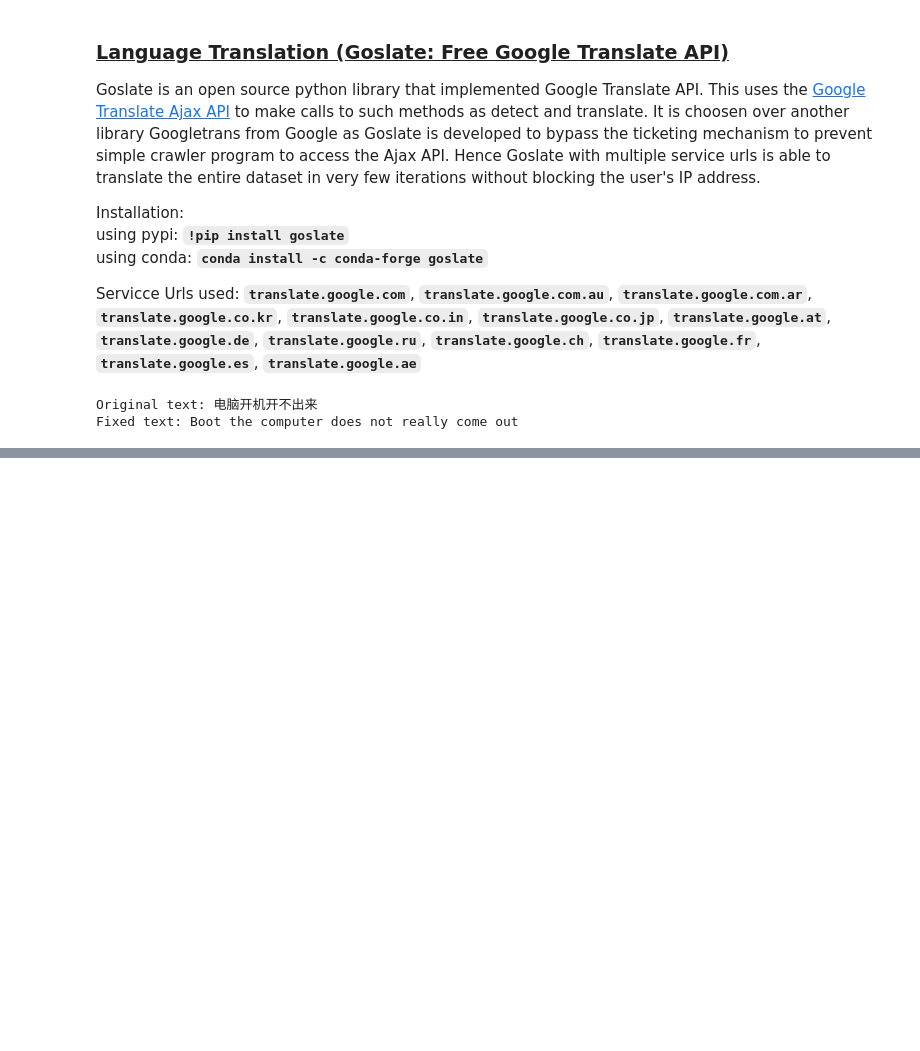
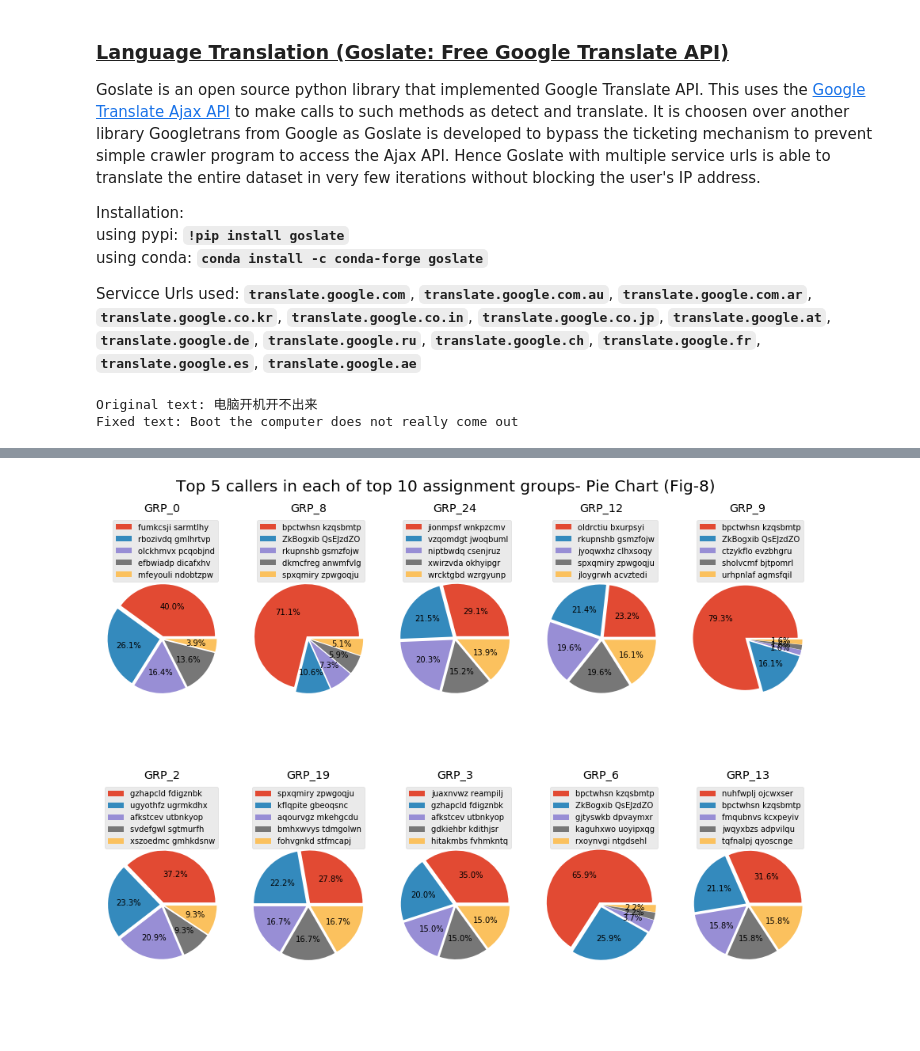
Before and after one commit to theakshaydas/PGP-AIML, a Jupyter notebook: CaseStudies/Capstone Projects/1-NLP-Automatic.Ticket.Assignment/Automatic_Ticket_neptune.ipynb, the cells around one changed output, grey strips where cells are left out. Cells and saved outputs as stored; diff of their text form; code cells hidden in the pictures; blank space fills up the shorter version.

Commit message:
EDA visualizations

```diff
--- a/CaseStudies/Capstone Projects/1-NLP-Automatic.Ticket.Assignment/Automatic_Ticket_neptune.ipynb
+++ b/CaseStudies/Capstone Projects/1-NLP-Automatic.Ticket.Assignment/Automatic_Ticket_neptune.ipynb
@@ -525,7 +528,18 @@ ticket.tail()
 | 8498 | machine be not work | i be unable to access the machine... | ufawcgob aowhxjky | GRP_62 |
 | 8499 | various prgramdntyme can not be o... | various prgramdntyme can not be o... | kqvbrspl jyzoklfx | GRP_49 |
 # %%
-# Serialize the preprocessed dataset
-ticket.to_csv('preprocessed_ticket.csv', index=False, encoding='utf_8_sig')
-with open('preprocessed_ticket.pkl','wb') as f:
-    pickle.dump(ticket, f, pickle.HIGHEST_PROTOCOL)
+# # Serialize the preprocessed dataset
+# ticket.to_csv('preprocessed_ticket.csv', index=False, encoding='utf_8_sig')
+# with open('preprocessed_ticket.pkl','wb') as f:
+#     pickle.dump(ticket, f, pickle.HIGHEST_PROTOCOL)
+# %%
+# DELETE THIS CELL BEFORE SUBMITTING
+with open('preprocessed_ticket.pkl','rb') as f:
+    ticket = pickle.load(f)
+# %%
+# Create new features of length and word count for both of the description columns
+ticket.insert(1, 'sd_len', ticket['Short description'].astype(str).apply(len))
+ticket.insert(2, 'sd_word_count', ticket['Short description'].apply(lambda x: len(str(x).split())))
+ticket.insert(4, 'desc_len', ticket['Description'].astype(str).apply(len))
+ticket.insert(5, 'desc_word_count', ticket['Description'].apply(lambda x: len(str(x).split())))
+ticket.head()
@@ -531,0 +677,6 @@ with open('preprocessed_ticket.pkl','wb') as f:
+# %%
+# Top 5 callers in each assignment group
+top_n = 5
+s = ticket['Caller'].groupby(ticket['Assignment group']).value_counts()
+caller_grp = pd.DataFrame(s.groupby(level=0).nlargest(top_n).reset_index(level=0, drop=True))
+caller_grp.head(15)
@@ -531,0 +701,22 @@ with open('preprocessed_ticket.pkl','wb') as f:
+# %%
+# Visualize Top 5 callers in each of top 10 assignment groups
+top_n = 10
+top_grps = assgn_grp.nlargest(top_n, 'Count')['Assignment group'].tolist()
+
+fig_cols = 5
+fig_rows = int(np.ceil(top_n/fig_cols))
+fig, axes = plt.subplots(fig_rows, fig_cols, figsize=(13,9.5))
+fig.suptitle('Top 5 callers in each of top 10 assignment groups- Pie Chart (Fig-8)', y=1, va= 'bottom', size='20')
+for row in range(fig_rows):
+    for col in range(fig_cols):
+        grp_n = fig_cols * row + col
+        if grp_n < top_n:
+            xs = caller_grp.xs(top_grps[grp_n])
+            _ = axes[row,col].pie(xs, autopct='%1.1f%%', explode=[0.05]*5)
+            axes[row,col].legend(labels=xs.index,loc="best")
+            axes[row,col].axis('equal')
+            axes[row,col].set_title(top_grps[grp_n])
+
+plt.tight_layout()
+# %% [output]
+[figure, added]
```
Also changed, not shown: parts of 36 cells of this notebook, 1 other file.
